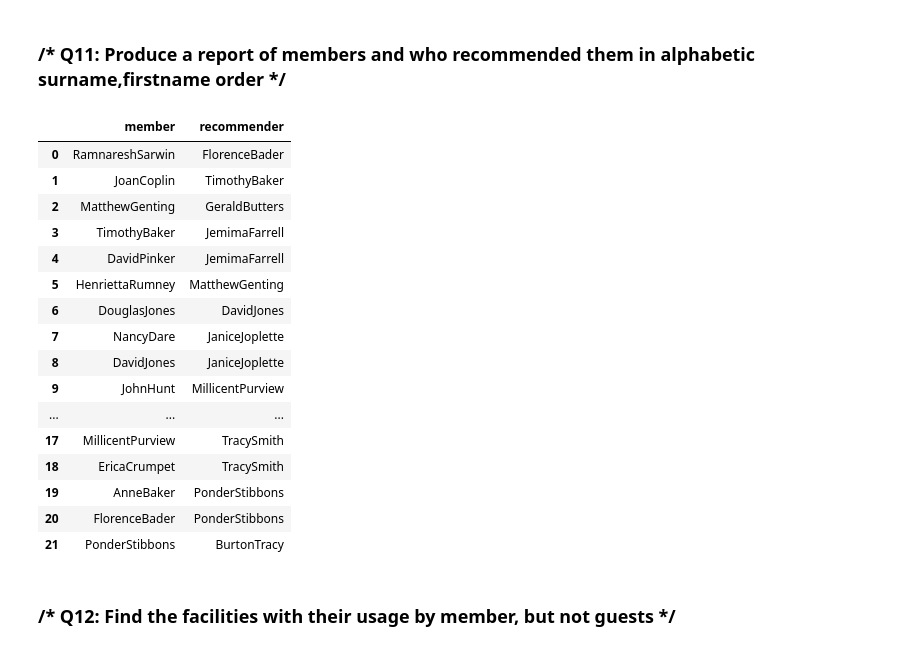
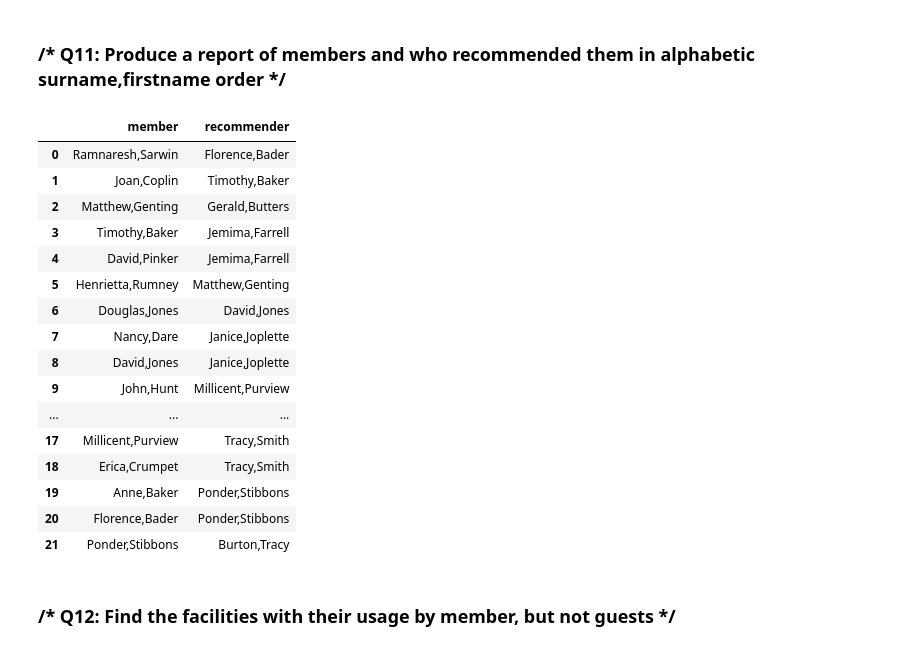
Before and after one commit to vishrast/SQL-CASESTUDY-PHP-AND-JUPYTER, a Jupyter notebook: SQL Case study with Jupyter and SQLite.ipynb, the cells around one changed output. Cells and saved outputs as stored; diff of their text form; code cells hidden in the pictures.

```diff
--- a/SQL Case study with Jupyter and SQLite.ipynb
+++ b/SQL Case study with Jupyter and SQLite.ipynb
@@ -93,31 +123,31 @@ pd.read_sql_query(q,conn)
 ### /* Q11: Produce a report of members and who recommended them in alphabetic surname,firstname order */
 # %%
 q1='''
-select m.firstname || m.surname as member,q.firstname ||q.surname as recommender
+select m.firstname || ',' || m.surname as member,q.firstname || ',' || q.surname as recommender
 from Members as m inner join Members as q on q.memid=m.recommendedby
 where q.memid!=0 and q.recommendedby is not null
 order by q.surname,q.firstname
 
 '''
 pd.read_sql_query(q1,conn)
 # %% [output]
 |  | member | recommender |
-| 0 | RamnareshSarwin | FlorenceBader |
-| 1 | JoanCoplin | TimothyBaker |
-| 2 | MatthewGenting | GeraldButters |
-| 3 | TimothyBaker | JemimaFarrell |
-| 4 | DavidPinker | JemimaFarrell |
-| 5 | HenriettaRumney | MatthewGenting |
-| 6 | DouglasJones | DavidJones |
-| 7 | NancyDare | JaniceJoplette |
-| 8 | DavidJones | JaniceJoplette |
-| 9 | JohnHunt | MillicentPurview |
+| 0 | Ramnaresh,Sarwin | Florence,Bader |
+| 1 | Joan,Coplin | Timothy,Baker |
+| 2 | Matthew,Genting | Gerald,Butters |
+| 3 | Timothy,Baker | Jemima,Farrell |
+| 4 | David,Pinker | Jemima,Farrell |
+| 5 | Henrietta,Rumney | Matthew,Genting |
+| 6 | Douglas,Jones | David,Jones |
+| 7 | Nancy,Dare | Janice,Joplette |
+| 8 | David,Jones | Janice,Joplette |
+| 9 | John,Hunt | Millicent,Purview |
 | ... | ... | ... |
-| 17 | MillicentPurview | TracySmith |
-| 18 | EricaCrumpet | TracySmith |
-| 19 | AnneBaker | PonderStibbons |
-| 20 | FlorenceBader | PonderStibbons |
-| 21 | PonderStibbons | BurtonTracy |
+| 17 | Millicent,Purview | Tracy,Smith |
+| 18 | Erica,Crumpet | Tracy,Smith |
+| 19 | Anne,Baker | Ponder,Stibbons |
+| 20 | Florence,Bader | Ponder,Stibbons |
+| 21 | Ponder,Stibbons | Burton,Tracy |
 # %% [markdown]
 
 ### /* Q12: Find the facilities with their usage by member, but not guests */
```
Also changed, not shown: parts of 19 cells of this notebook, 1 other file.
